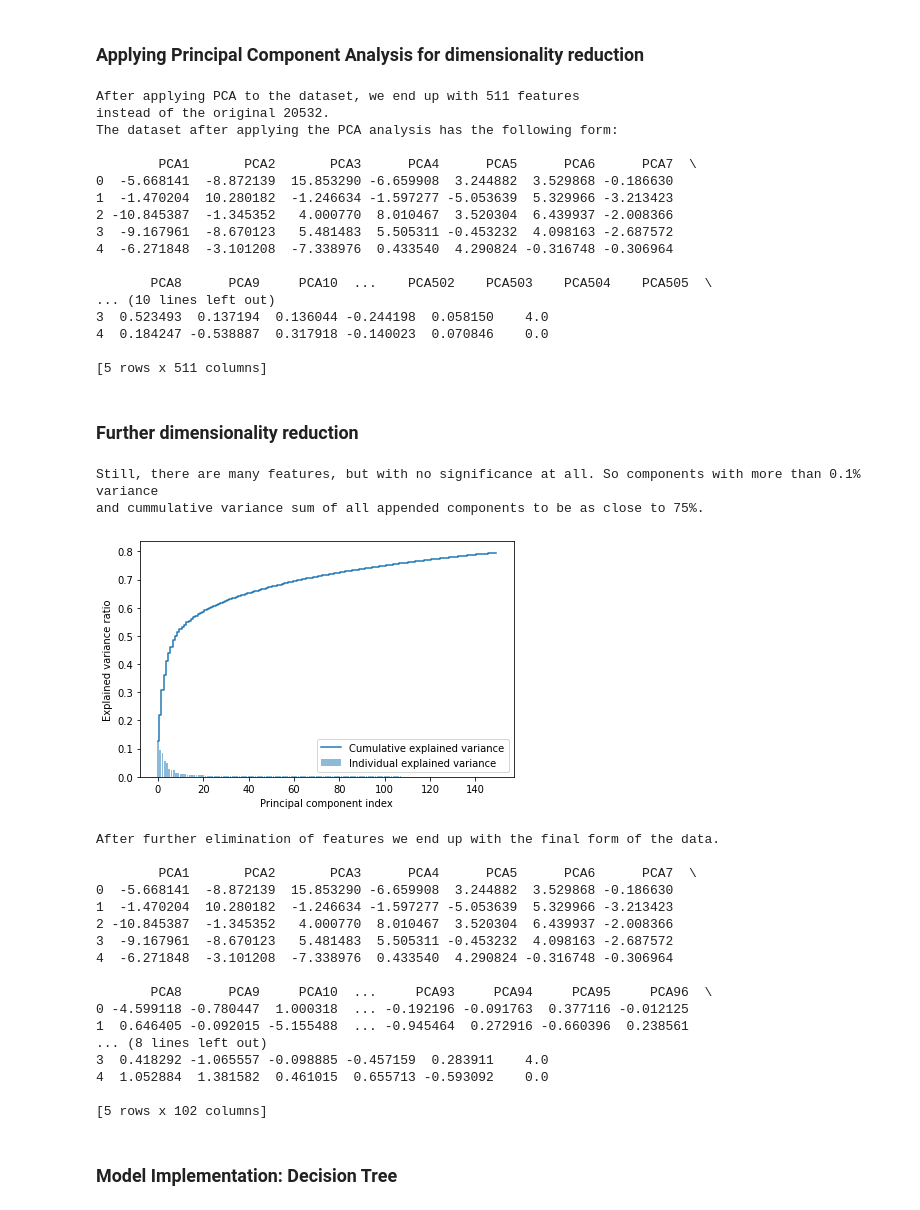
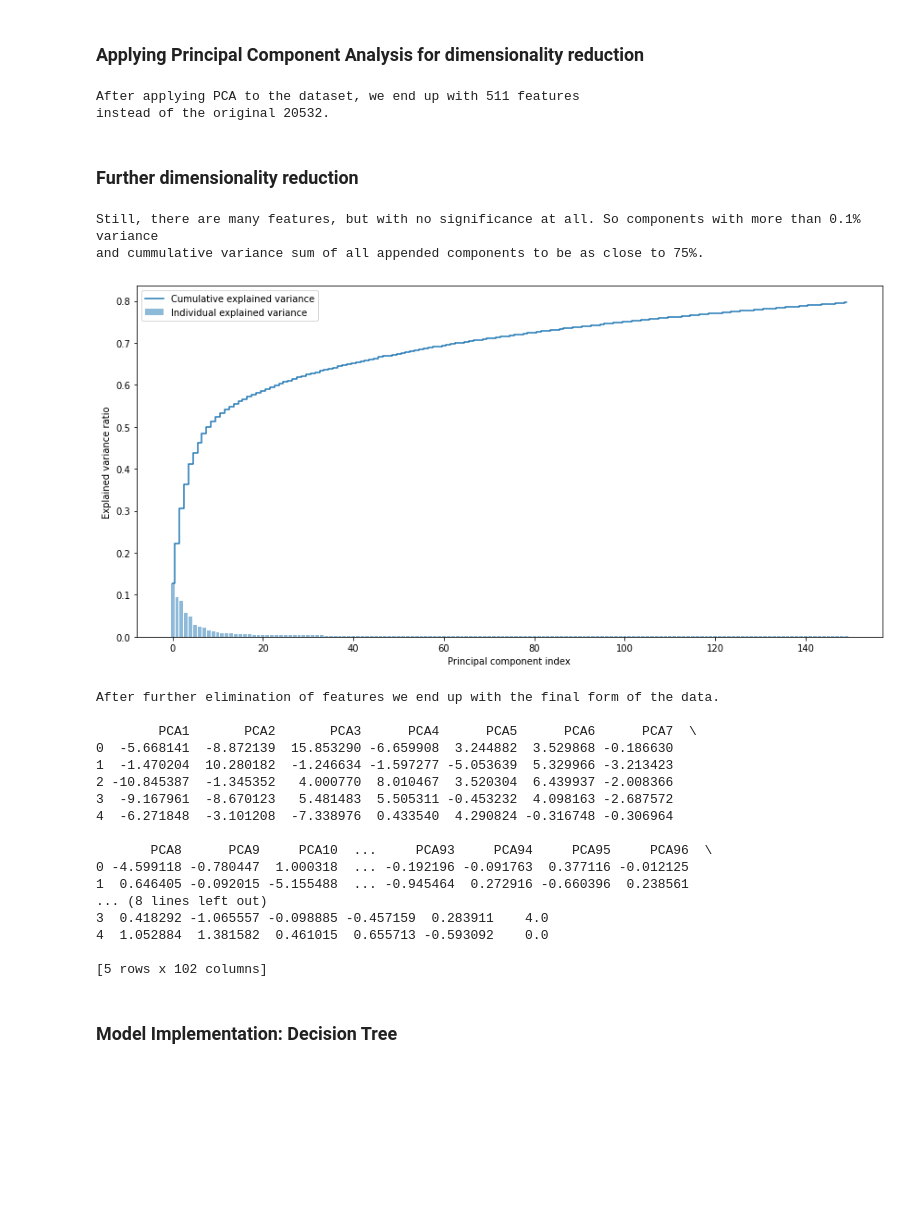
Before and after one commit to PericoLedesma/-RUG_Pattern-recognition_Assignment-2, a Jupyter notebook: Task 1_Numeric pipeline/Assignment_2.ipynb, the cells around one changed output. Drawn from its saved outputs; the diff is of its cells as text; code cells hidden in the pictures; blank space fills up the shorter version.

```diff
--- a/Task 1_Numeric pipeline/Assignment_2.ipynb
+++ b/Task 1_Numeric pipeline/Assignment_2.ipynb
@@ -114,26 +114,9 @@ for column in decomposed.columns:
         decomposed.rename(columns={column : f"PCA{column+1}"}, inplace=True)
     else:
         decomposed.rename(columns={column : "Label"}, inplace=True)
-
-print(f'The dataset after applying the PCA analysis has the following form:\n\n{decomposed.head()}')
 # %% [output]
 After applying PCA to the dataset, we end up with 511 features
 instead of the original 20532.
-The dataset after applying the PCA analysis has the following form:
-
-        PCA1       PCA2       PCA3      PCA4      PCA5      PCA6      PCA7  \
-0  -5.668141  -8.872139  15.853290 -6.659908  3.244882  3.529868 -0.186630
-1  -1.470204  10.280182  -1.246634 -1.597277 -5.053639  5.329966 -3.213423
-2 -10.845387  -1.345352   4.000770  8.010467  3.520304  6.439937 -2.008366
-3  -9.167961  -8.670123   5.481483  5.505311 -0.453232  4.098163 -2.687572
-4  -6.271848  -3.101208  -7.338976  0.433540  4.290824 -0.316748 -0.306964
-
-       PCA8      PCA9     PCA10  ...    PCA502    PCA503    PCA504    PCA505  \
-... (10 lines left out)
-3  0.523493  0.137194  0.136044 -0.244198  0.058150    4.0
-4  0.184247 -0.538887  0.317918 -0.140023  0.070846    0.0
-
-[5 rows x 511 columns]
 # %% [markdown]
 ### Further dimensionality reduction
 # %%
@@ -146,37 +129,39 @@ exp_var_pca = pca.explained_variance_ratio_
 cum_sum_eigenvalues = np.cumsum(exp_var_pca)
 
 # Plot with regards of components
+plt.figure(figsize=(12, 6))
 plt.bar(range(0,len(exp_var_pca[:150])), exp_var_pca[:150], alpha=0.5,
         align='center', label='Individual explained variance')
 plt.step(range(0,len(cum_sum_eigenvalues[:150])), cum_sum_eigenvalues[0:150],
          where='mid',label='Cumulative explained variance')
 plt.ylabel('Explained variance ratio')
 plt.xlabel('Principal component index')
 plt.legend(loc='best')
 plt.tight_layout()
+plt.savefig("Explained_variance_VS_Cumulative_sum.png")
 plt.show()
 
 #Picking components with value bigger than 0.1% and overall variance as close to 75%
 relevant_pca = {}
 mask = []
 s = 0;
 for idx, val in enumerate(exp_var_pca):
     s += val
     if (val > 0.001 and s<=0.75):
         relevant_pca[f"PCA_{idx}"] = val
         mask.append(f"PCA{idx+1}")
     else:
         break
 mask.append('Label')
 
 #Final dataset after feature extraction and further process
 final_df = decomposed[mask]
 
 print(f'\nAfter further elimination of features we end up with the final form of the data.\n\n{final_df.head()}')
 # %% [output]
 Still, there are many features, but with no significance at all. So components with more than 0.1% variance
 and cummulative variance sum of all appended components to be as close to 75%.
-[figure, old version]
+[figure, new version]
 After further elimination of features we end up with the final form of the data.
 
         PCA1       PCA2       PCA3      PCA4      PCA5      PCA6      PCA7  \
```
Also changed, not shown: parts of 26 cells of this notebook, 7 other files.
